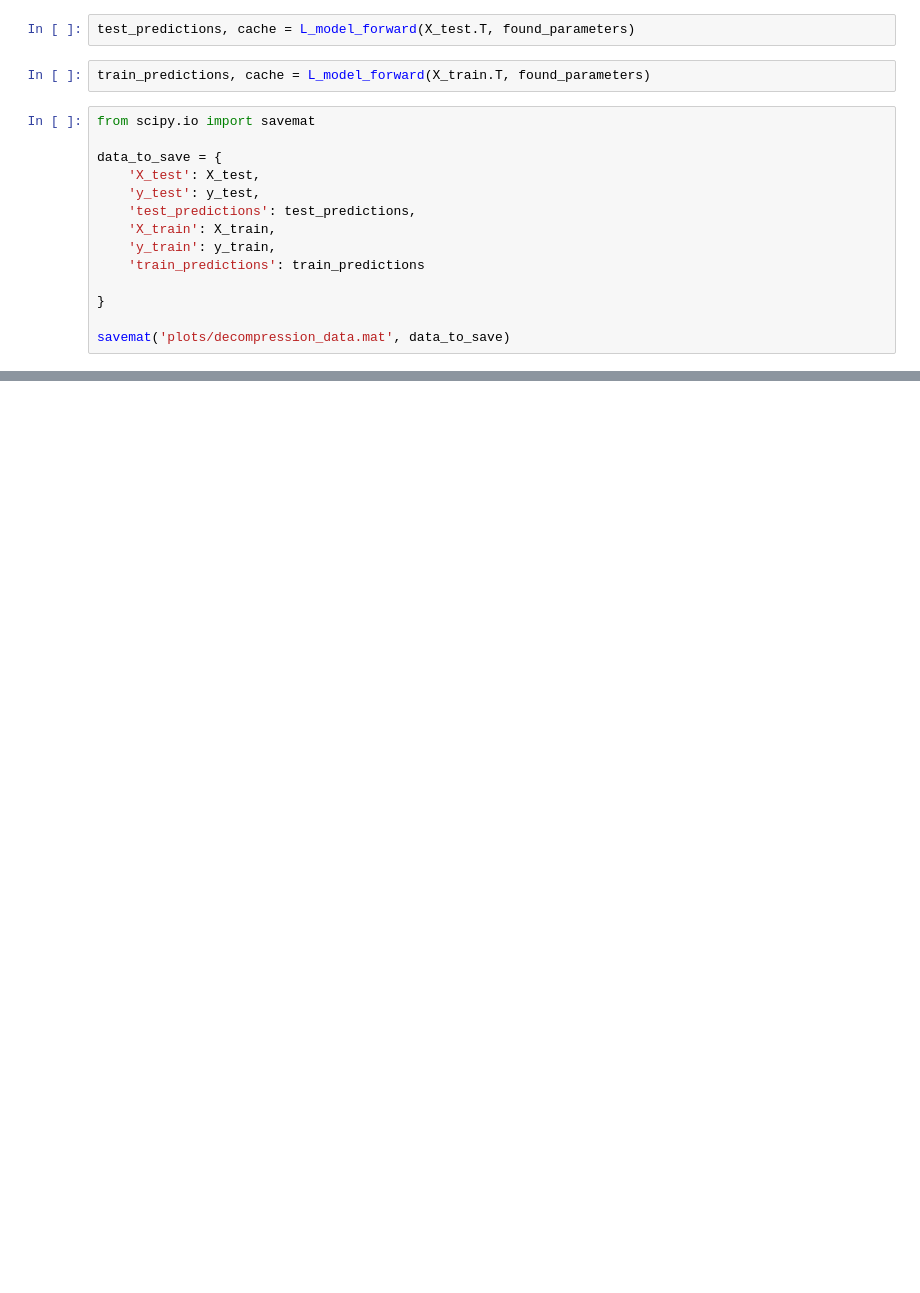
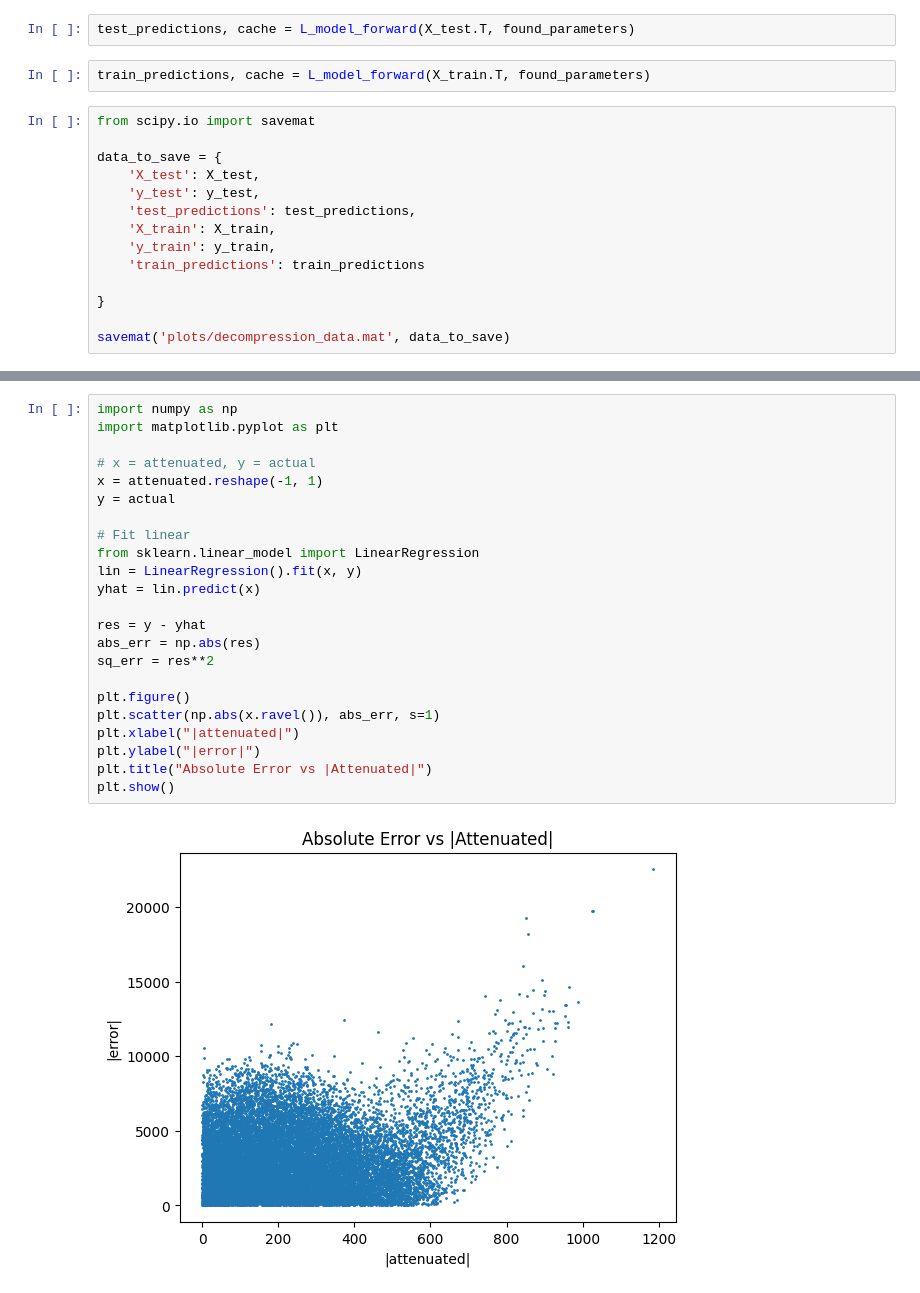
Before and after one commit to sadorno1/decompression, a Jupyter notebook: decompression.ipynb, the cells around one changed output, grey strips where cells are left out. Drawn from its saved outputs; the diff is of its cells as text; blank space fills up the shorter version.

```diff
--- a/decompression.ipynb
+++ b/decompression.ipynb
@@ -677,0 +819,25 @@ savemat('plots/decompression_data.mat', data_to_save)
+# %%
+import numpy as np
+import matplotlib.pyplot as plt
+
+# x = attenuated, y = actual
+x = attenuated.reshape(-1, 1)
+y = actual
+
+# Fit linear
+from sklearn.linear_model import LinearRegression
+lin = LinearRegression().fit(x, y)
+yhat = lin.predict(x)
+
+res = y - yhat
+abs_err = np.abs(res)
+sq_err = res**2
+
+plt.figure()
+plt.scatter(np.abs(x.ravel()), abs_err, s=1)
+plt.xlabel("|attenuated|")
+plt.ylabel("|error|")
+plt.title("Absolute Error vs |Attenuated|")
+plt.show()
+# %% [output]
+[figure, added]
```
Also changed, not shown: parts of 15 cells of this notebook, 13 other files.
